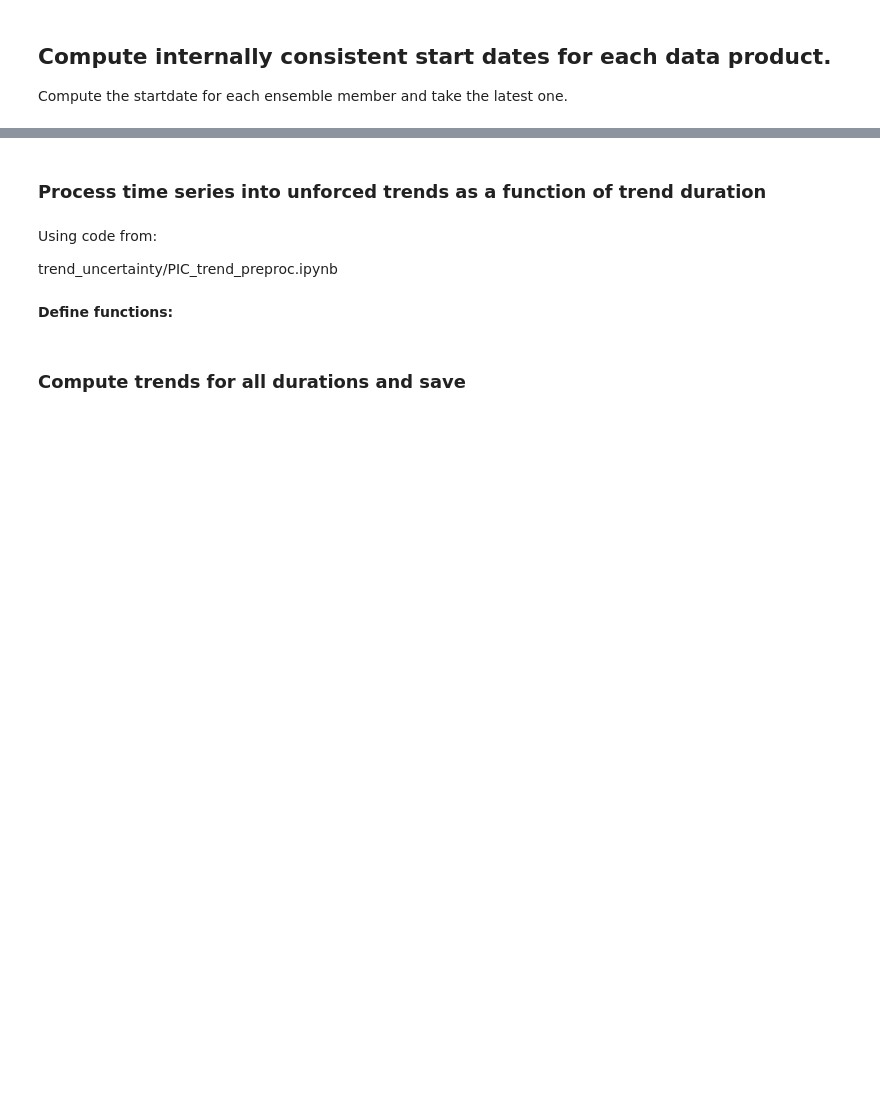
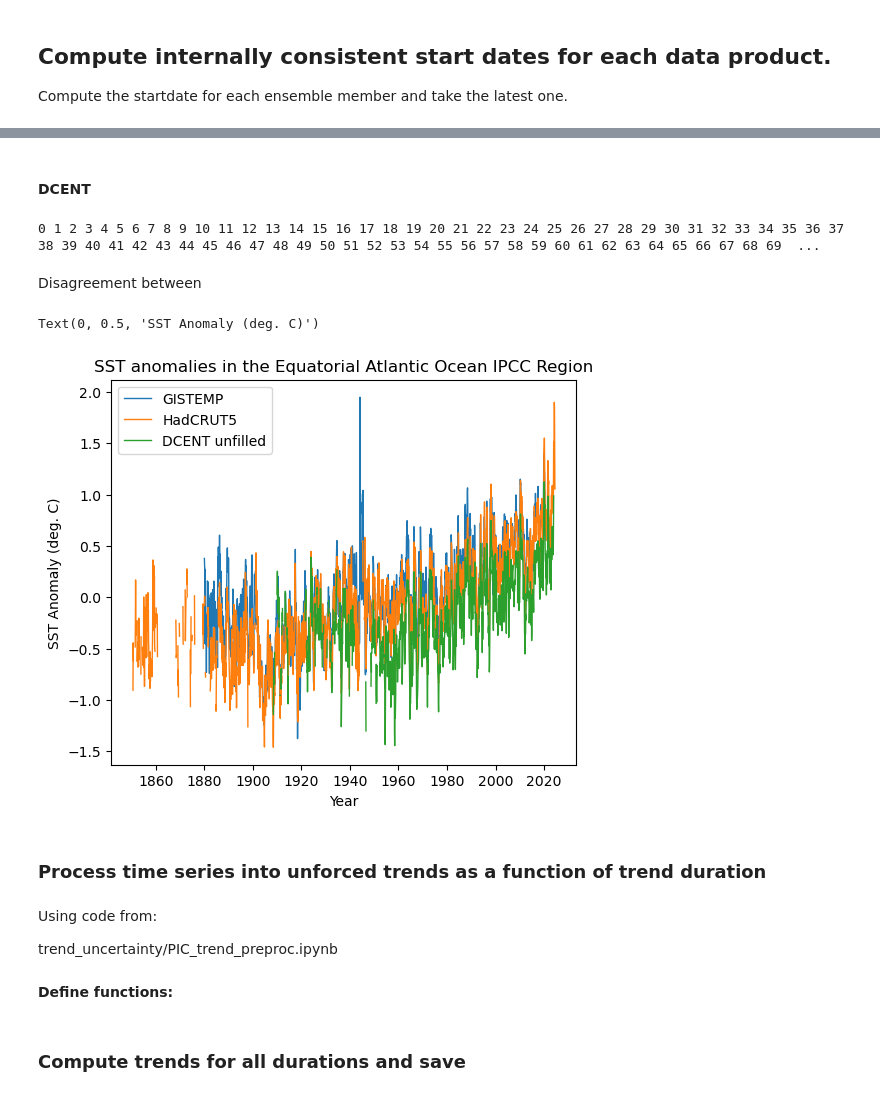
Before and after one commit to jshaw35/internalvar-vs-obsunc, a Jupyter notebook: preprocess_obs2/preprocess3.5_obsIPCC_identifystartdate.ipynb, the cells around one changed output, grey strips where cells are left out. Cells and saved outputs as stored; diff of their text form; code cells hidden in the pictures; blank space fills up the shorter version.

```diff
--- a/preprocess_obs2/preprocess3.5_obsIPCC_identifystartdate.ipynb
+++ b/preprocess_obs2/preprocess3.5_obsIPCC_identifystartdate.ipynb
@@ -549,0 +821,2 @@ array([[        nan,         nan,         nan,         nan,         nan,
+# %%
+_gistemp_ds = xr.open_dataset(gistemp_5x5_files[0])[gistemp_tas_var]
@@ -550,3 +1346,57 @@ array([[        nan,         nan,         nan,         nan,         nan,
+# %% [markdown]
+#### DCENT
+# %%
+dcent_startyear_list = []
+for i, _file in enumerate(dcent_unfilled_files):
+    print(i, end=" ")
+
+    _dcent_ds = xr.open_dataset(_file)[dcent_unfilled_tas_var]
+
+    # Create mask of available by Nathan's GISTEMP standard but 4 seasons.
+    # Require 4 seasons because trends may be influenced by missing seasons.
+    _availability_mask = _dcent_ds.groupby("time.year").map(annual_data, season_threshold=4)
+    _realization_startyears = startyear3(_availability_mask)
+
+    dcent_startyear_list.append(_realization_startyears)
+
+dcent_startyears = xr.concat(dcent_startyear_list, dim="realization")
+dcent_startyear_conservative = dcent_startyears.max(dim="realization")
+dcent_startyear_optimist = dcent_startyears.min(dim="realization")
+# %% [output]
+0 1 2 3 4 5 6 7 8 9 10 11 12 13 14 15 16 17 18 19 20 21 22 23 24 25 26 27 28 29 30 31 32 33 34 35 36 37 38 39 40 41 42 43 44 45 46 47 48 49 50 51 52 53 54 55 56 57 58 59 60 61 62 63 64 65 66 67 68 69  ...
+# %% [markdown]
+Disagreement between
+# %%
+fig, ax = plt.subplots(1, 1, figsize=(6,5))
+
+ax.plot(
+    _gistemp_ds["time"],
+    _gistemp_ds.sel(RegionIndex=51).squeeze(),
+    label="GISTEMP",
+    linewidth=1,
+)
+ax.plot(
+    _hadcrut5_ds["time"],
+    _hadcrut5_ds.sel(RegionIndex=51).squeeze(),
+    label="HadCRUT5",
+    linewidth=1,
+)
+ax.plot(
+    _dcent_ds["time"],
+    _dcent_ds.sel(RegionIndex=51).squeeze(),
+    label="DCENT unfilled",
+    linewidth=1,
+)
+
+plt.legend()
+
+plt.title("SST anomalies in the Equatorial Atlantic Ocean IPCC Region")
+
+ax.set_xlabel("Year")
+ax.set_ylabel("SST Anomaly (deg. C)")
+# %% [output]
+Text(0, 0.5, 'SST Anomaly (deg. C)')
+[figure, added]
 # %% [markdown]
 ### Process time series into unforced trends as a function of trend duration
 # %% [markdown]
```
Also changed, not shown: parts of 110 cells of this notebook.
